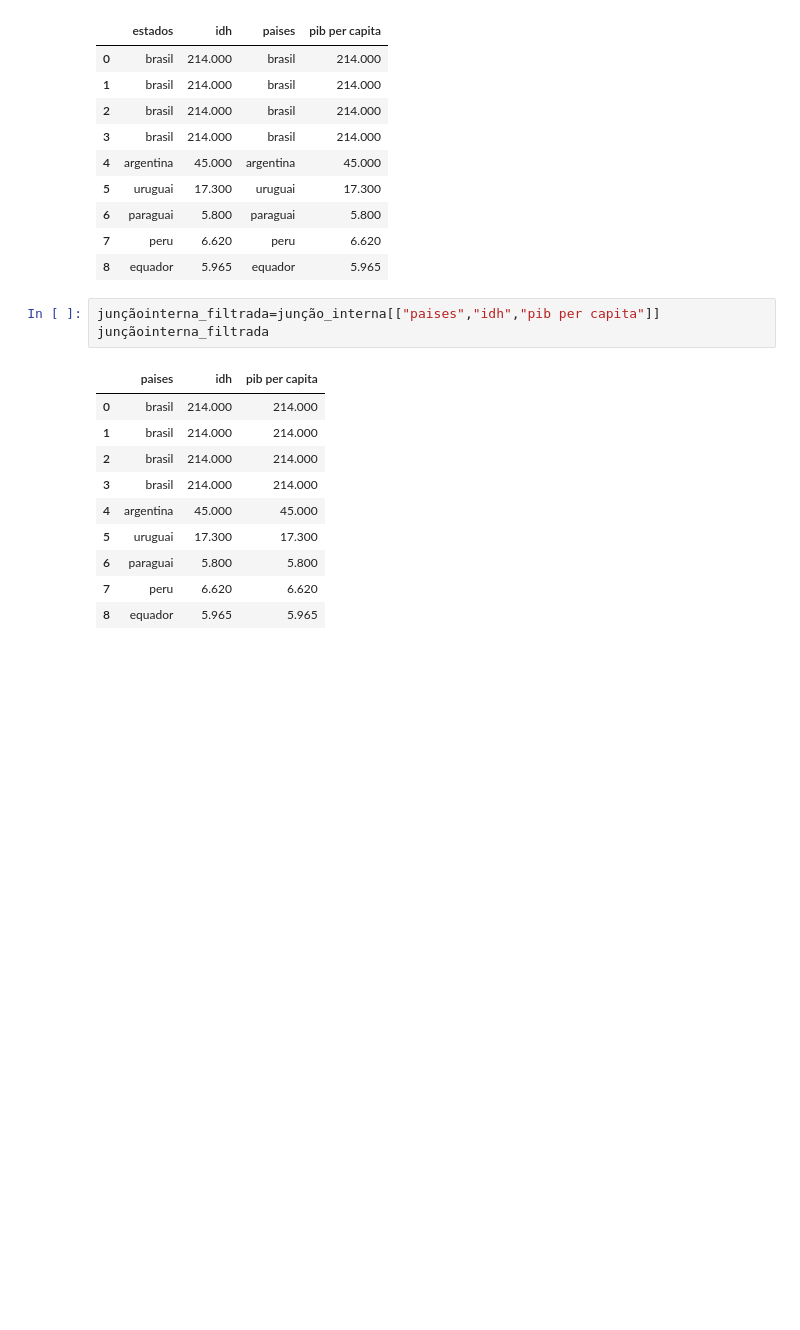
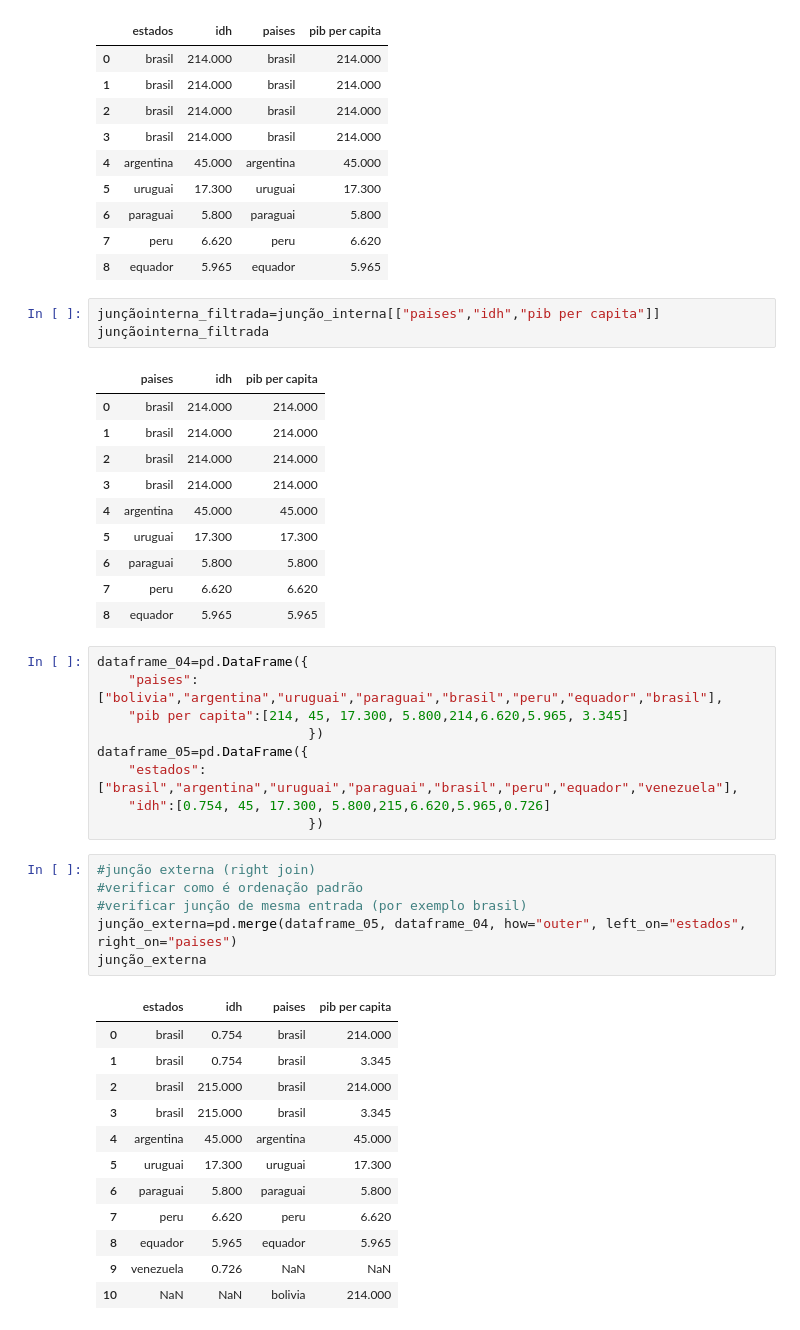
Before and after one commit to brudomingues/analise_dados, a Jupyter notebook: notebooks/Analise_de_dados_06_combinando_dataframe_py.ipynb, the cells around one changed output. Saved outputs shown, nothing was run; the diff lists cells and outputs as text; blank space fills up the shorter version.

```diff
--- a/notebooks/Analise_de_dados_06_combinando_dataframe_py.ipynb
+++ b/notebooks/Analise_de_dados_06_combinando_dataframe_py.ipynb
@@ -415,3 +415,31 @@ junçãointerna_filtrada
 | 6 | paraguai | 5.800 | 5.800 |
 | 7 | peru | 6.620 | 6.620 |
 | 8 | equador | 5.965 | 5.965 |
+# %%
+dataframe_04=pd.DataFrame({
+    "paises":["bolivia","argentina","uruguai","paraguai","brasil","peru","equador","brasil"],
+    "pib per capita":[214, 45, 17.300, 5.800,214,6.620,5.965, 3.345]
+                           })
+dataframe_05=pd.DataFrame({
+    "estados":["brasil","argentina","uruguai","paraguai","brasil","peru","equador","venezuela"],
+    "idh":[0.754, 45, 17.300, 5.800,215,6.620,5.965,0.726]
+                           })
+# %%
+#junção externa (right join)
+#verificar como é ordenação padrão
+#verificar junção de mesma entrada (por exemplo brasil)
+junção_externa=pd.merge(dataframe_05, dataframe_04, how="outer", left_on="estados", right_on="paises")
+junção_externa
+# %% [output]
+|  | estados | idh | paises | pib per capita |
+| 0 | brasil | 0.754 | brasil | 214.000 |
+| 1 | brasil | 0.754 | brasil | 3.345 |
+| 2 | brasil | 215.000 | brasil | 214.000 |
+| 3 | brasil | 215.000 | brasil | 3.345 |
+| 4 | argentina | 45.000 | argentina | 45.000 |
+| 5 | uruguai | 17.300 | uruguai | 17.300 |
+| 6 | paraguai | 5.800 | paraguai | 5.800 |
+| 7 | peru | 6.620 | peru | 6.620 |
+| 8 | equador | 5.965 | equador | 5.965 |
+| 9 | venezuela | 0.726 | NaN | NaN |
+| 10 | NaN | NaN | bolivia | 214.000 |
```
